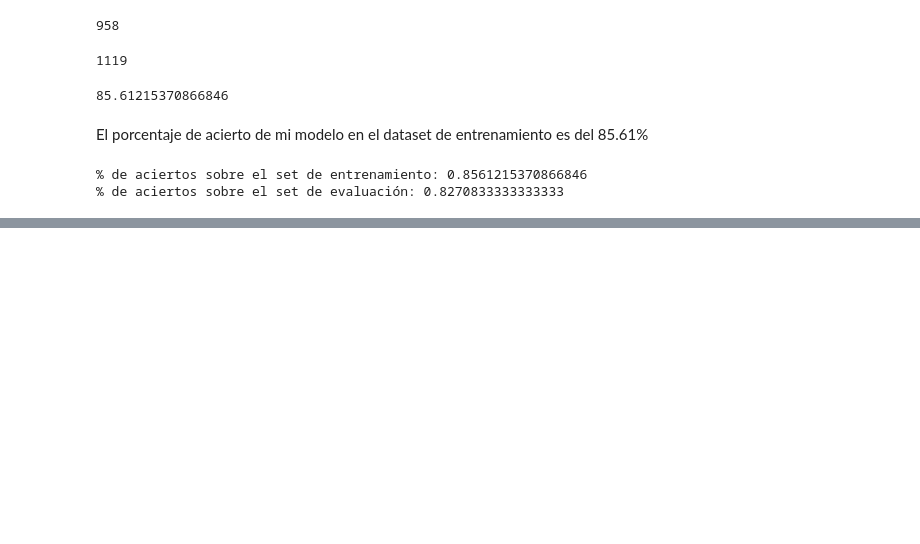
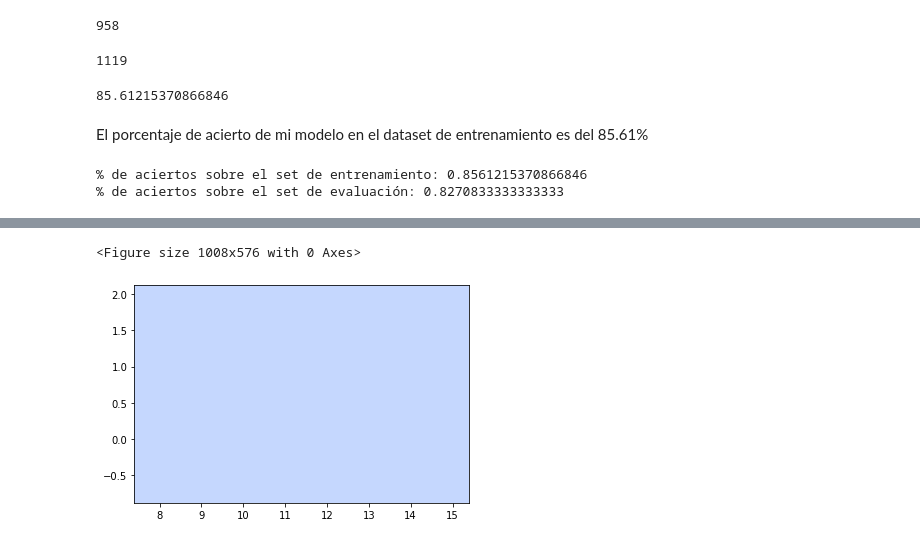
Before and after one commit to gegrinberg/curso_data_BCGL, a Jupyter notebook: Entrega2 BCGL.ipynb, the cells around one changed output, grey strips where cells are left out. Cells and saved outputs as stored; diff of their text form; code cells hidden in the pictures; blank space fills up the shorter version.

```diff
--- a/Entrega2 BCGL.ipynb
+++ b/Entrega2 BCGL.ipynb
@@ -232,3 +233,7 @@ print('% de aciertos sobre el set de evaluación:',test_accuracy)
 # %% [output]
 % de aciertos sobre el set de entrenamiento: 0.8561215370866846
 % de aciertos sobre el set de evaluación: 0.8270833333333333
+# %%
+# Calculo las medias de cada columna de X para graficar un corte.
+Xmeans=X.mean(axis=0)
+Xmeans
@@ -234,0 +253,44 @@ print('% de aciertos sobre el set de evaluación:',test_accuracy)
+# %%
+# Parameters
+n_classes = 11
+plot_colors = "br"
+plot_step = 0.5
+
+yplot=y
+zplot=y
+Xplot1=X[['alcohol','volatile acidity']]
+Xplot2=X[['alcohol','sulphates']]
+
+# Plot the decision boundary
+plt.figure(figsize=(14,8))
+
+x_min, x_max = Xplot1.iloc[:, 0].min() - 1, Xplot1.iloc[:, 0].max() + 1
+y_min, y_max = Xplot1.iloc[:, 1].min() - 1, Xplot1.iloc[:, 1].max() + 1
+xx, yy = np.meshgrid(np.arange(x_min, x_max, plot_step),
+                     np.arange(y_min, y_max, plot_step))
+# %% [output]
+<Figure size 1008x576 with 0 Axes>
+# %%
+matrix_plot = np.c_[np.array([Xmeans['fixed acidity']]*119),
+            np.array([Xmeans['volatile acidity']]*119),
+            np.array([Xmeans['citric acid']]*119),
+            np.array([Xmeans['residual sugar']]*119),
+            np.array([Xmeans['chlorides']]*119),
+            np.array([Xmeans['free sulfur dioxide']]*119),
+            np.array([Xmeans['total sulfur dioxide']]*119),
+            np.array([Xmeans['density']]*119),
+            np.array([Xmeans['pH']]*119),
+            np.array([Xmeans['sulphates']]*119),
+            np.array([Xmeans['alcohol']]*119),
+      ]
+
+matrix_plot[:,10]=xx.ravel()  # Reemplazamos los valores de la media de alcohol por valores a plotear
+matrix_plot[:,1]=yy.ravel()   # Reemplazamos los valores de la media de volatile acidity por valores a plotear
+# %%
+Z = tree.predict(matrix_plot)
+Zplot = Z == 'regular'
+Zplot=Zplot.reshape(xx.shape)
+# Z = Z.reshape(xx.shape)
+cs = plt.contourf(xx, yy, Zplot, cmap='coolwarm', alpha=0.5)
+# %% [output]
+[figure, added]
```
Also changed, not shown: parts of 5 cells of this notebook.
